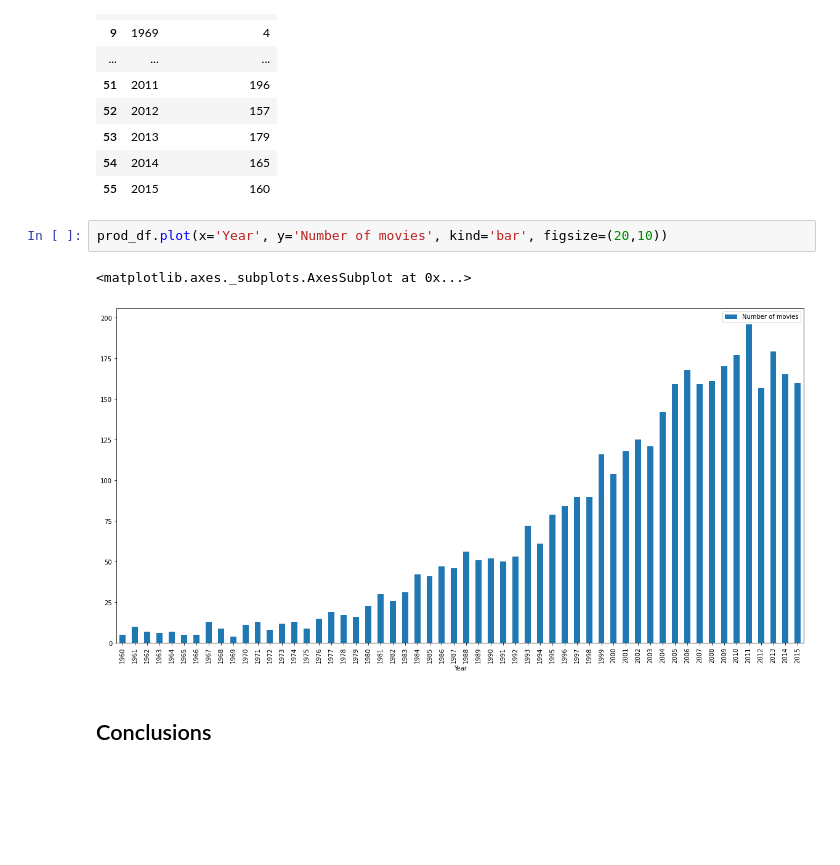
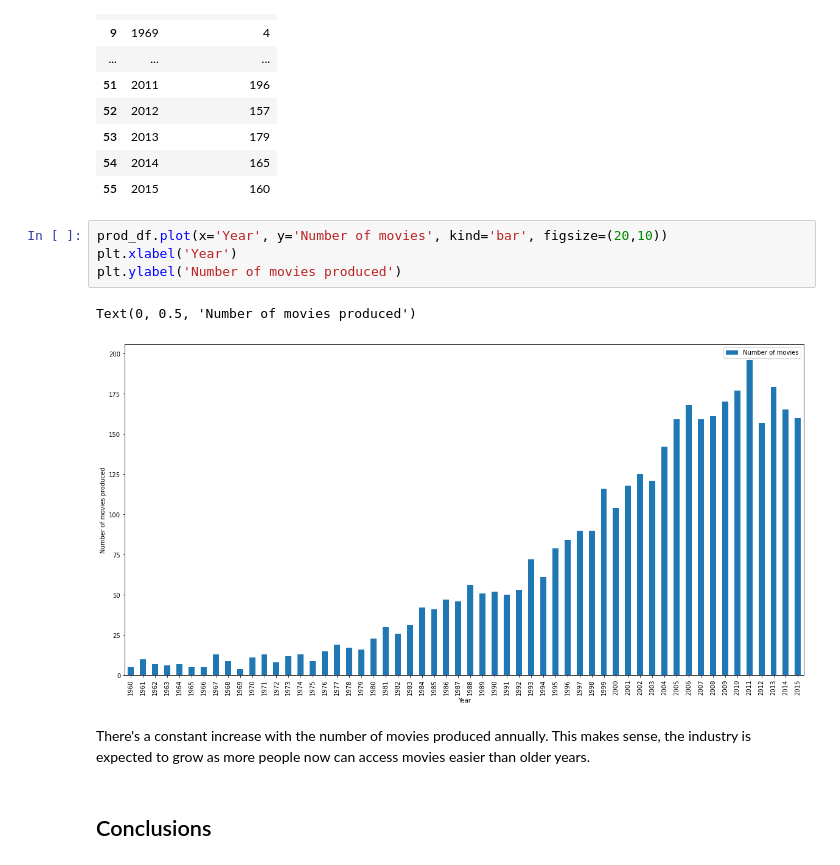
Before and after one commit to Yomna521/Investigate-a-dataset, a Jupyter notebook: Investigate-a-dataset.ipynb, the cells around one changed output. Drawn from its saved outputs; the diff is of its cells as text; blank space fills up the shorter version.

```diff
--- a/Investigate-a-dataset.ipynb
+++ b/Investigate-a-dataset.ipynb
@@ -365,9 +386,13 @@ prod_df
 | 55 | 2015 | 160 |
 # %%
 prod_df.plot(x='Year', y='Number of movies', kind='bar', figsize=(20,10))
+plt.xlabel('Year')
+plt.ylabel('Number of movies produced')
 # %% [output]
-<matplotlib.axes._subplots.AxesSubplot at 0x...>
+Text(0, 0.5, 'Number of movies produced')
-[figure, old version]
+[figure, new version]
+# %% [markdown]
+There's a constant increase with the number of movies produced annually. This makes sense, the industry is expected to grow as more people now can access movies easier than older years.
 # %% [markdown]
 ## Conclusions
 # %% [markdown]
```
Also changed, not shown: parts of 9 cells of this notebook.
